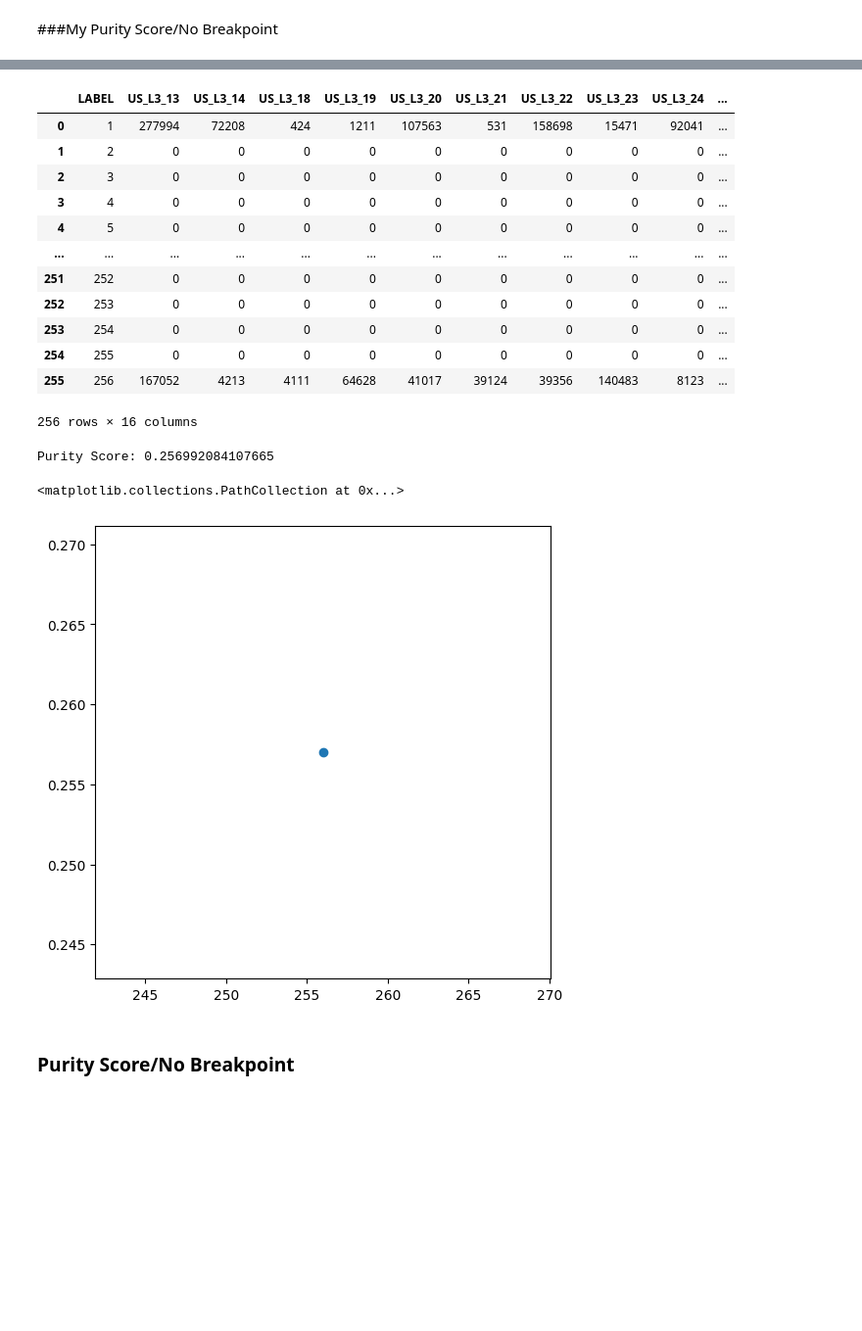
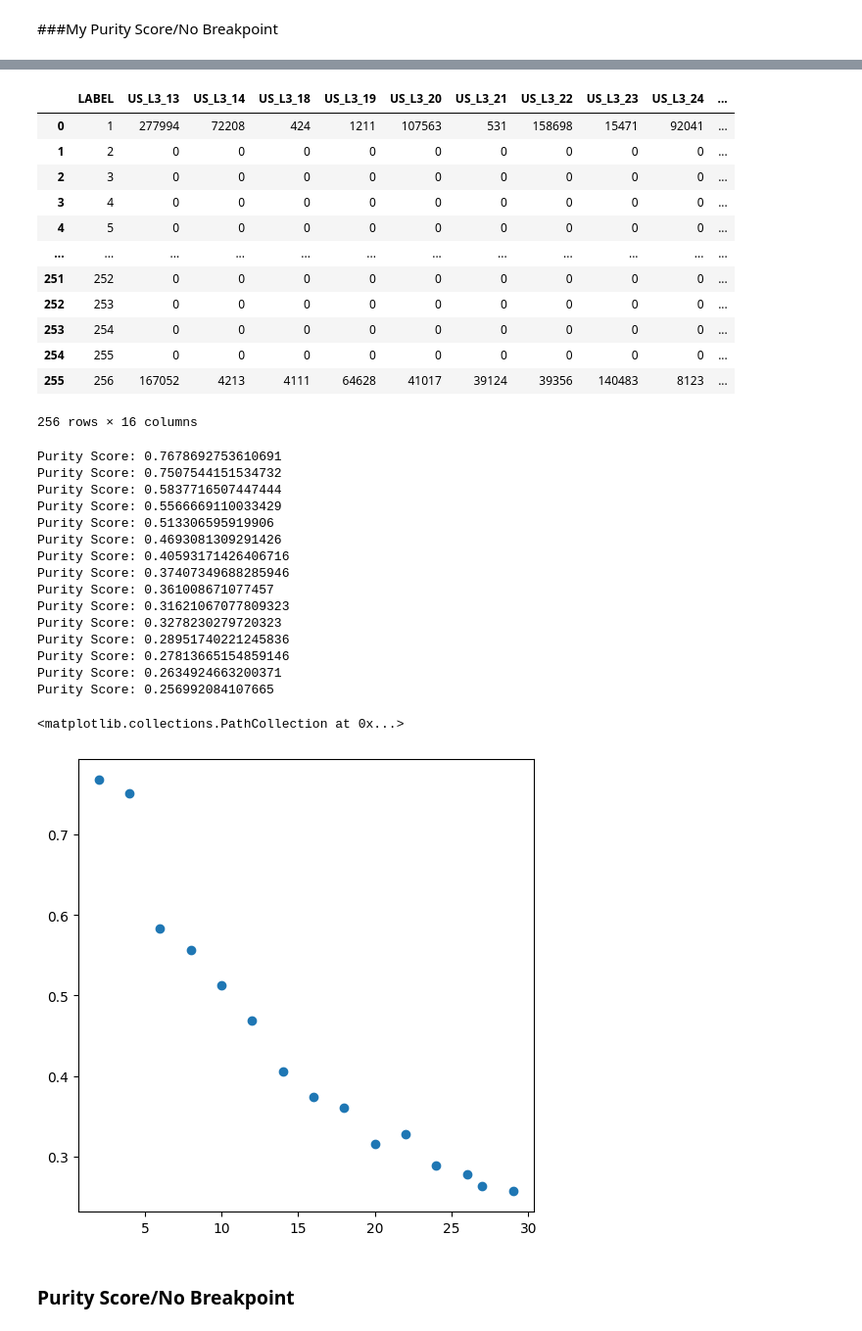
Before and after one commit to afullhart/climateanalogs, a Jupyter notebook: Figures/Score_1brkpt_TESTING.ipynb, the cells around one changed output, grey strips where cells are left out. Shown at 98% size. Cells and saved outputs as stored; diff of their text form; code cells hidden in the pictures; blank space fills up the shorter version.

```diff
--- a/Figures/Score_1brkpt_TESTING.ipynb
+++ b/Figures/Score_1brkpt_TESTING.ipynb
@@ -423,6 +423,8 @@ display(df)
 df_dict = {}
 for f in files:
   df = pd.read_csv(os.path.join(fld, f))
+  mask = df.iloc[:, 1:].any(axis=1)
+  df = df.iloc[:, 1:][mask]
   n_classes = len(df)
   df_dict[n_classes] = df
 
@@ -434,36 +436,51 @@ keys = sorted(keys)
 sorted_df_dict = {}
 for key in keys:
   sorted_df_dict[key] = df_dict[key]
 
 test_scores = []
 for key in sorted_df_dict:
   df = sorted_df_dict[key]
-  n = df.iloc[:, 1:].sum().sum()
-  max_values_per_col = df.iloc[:, 1:].max()
+  n = df.sum().sum()
+  max_values_per_col = df.max()
   score = max_values_per_col.sum()/n
   test_scores.append(score)
   print(f"Purity Score: {score.item()}")
 
+
 fig, ax = plt.subplots(figsize=(6, 6))
 ax.scatter(keys, test_scores)
 # %% [output]
 ['Zonal_eco3_2.csv', 'Zonal_eco3_4.csv', 'Zonal_eco3_6.csv', 'Zonal_eco3_8.csv', 'Zonal_eco3_10.csv', 'Zonal_eco3_12.csv', 'Zonal_eco3_14.csv', 'Zonal_eco3_16.csv', 'Zonal_eco3_18.csv', 'Zonal_eco3_20 ...
 |  | LABEL | US_L3_13 | US_L3_14 | US_L3_18 | US_L3_19 | US_L3_20 | US_L3_21 | US_L3_22 | US_L3_23 | US_L3_24 | ... |
 | 0 | 1 | 277994 | 72208 | 424 | 1211 | 107563 | 531 | 158698 | 15471 | 92041 | ... |
 | 1 | 2 | 0 | 0 | 0 | 0 | 0 | 0 | 0 | 0 | 0 | ... |
 | 2 | 3 | 0 | 0 | 0 | 0 | 0 | 0 | 0 | 0 | 0 | ... |
 | 3 | 4 | 0 | 0 | 0 | 0 | 0 | 0 | 0 | 0 | 0 | ... |
 | 4 | 5 | 0 | 0 | 0 | 0 | 0 | 0 | 0 | 0 | 0 | ... |
 | ... | ... | ... | ... | ... | ... | ... | ... | ... | ... | ... | ... |
 | 251 | 252 | 0 | 0 | 0 | 0 | 0 | 0 | 0 | 0 | 0 | ... |
 | 252 | 253 | 0 | 0 | 0 | 0 | 0 | 0 | 0 | 0 | 0 | ... |
 | 253 | 254 | 0 | 0 | 0 | 0 | 0 | 0 | 0 | 0 | 0 | ... |
 | 254 | 255 | 0 | 0 | 0 | 0 | 0 | 0 | 0 | 0 | 0 | ... |
 | 255 | 256 | 167052 | 4213 | 4111 | 64628 | 41017 | 39124 | 39356 | 140483 | 8123 | ... |
 256 rows × 16 columns
+Purity Score: 0.7678692753610691
+Purity Score: 0.7507544151534732
+Purity Score: 0.5837716507447444
+Purity Score: 0.5566669110033429
+Purity Score: 0.513306595919906
+Purity Score: 0.4693081309291426
+Purity Score: 0.40593171426406716
+Purity Score: 0.37407349688285946
+Purity Score: 0.361008671077457
+Purity Score: 0.31621067077809323
+Purity Score: 0.3278230279720323
+Purity Score: 0.28951740221245836
+Purity Score: 0.27813665154859146
+Purity Score: 0.2634924663200371
 Purity Score: 0.256992084107665
 <matplotlib.collections.PathCollection at 0x...>
-[figure, old version]
+[figure, new version]
 # %% [markdown]
 ### Purity Score/No Breakpoint
 # %%
```
Also changed, not shown: parts of 5 cells of this notebook.
